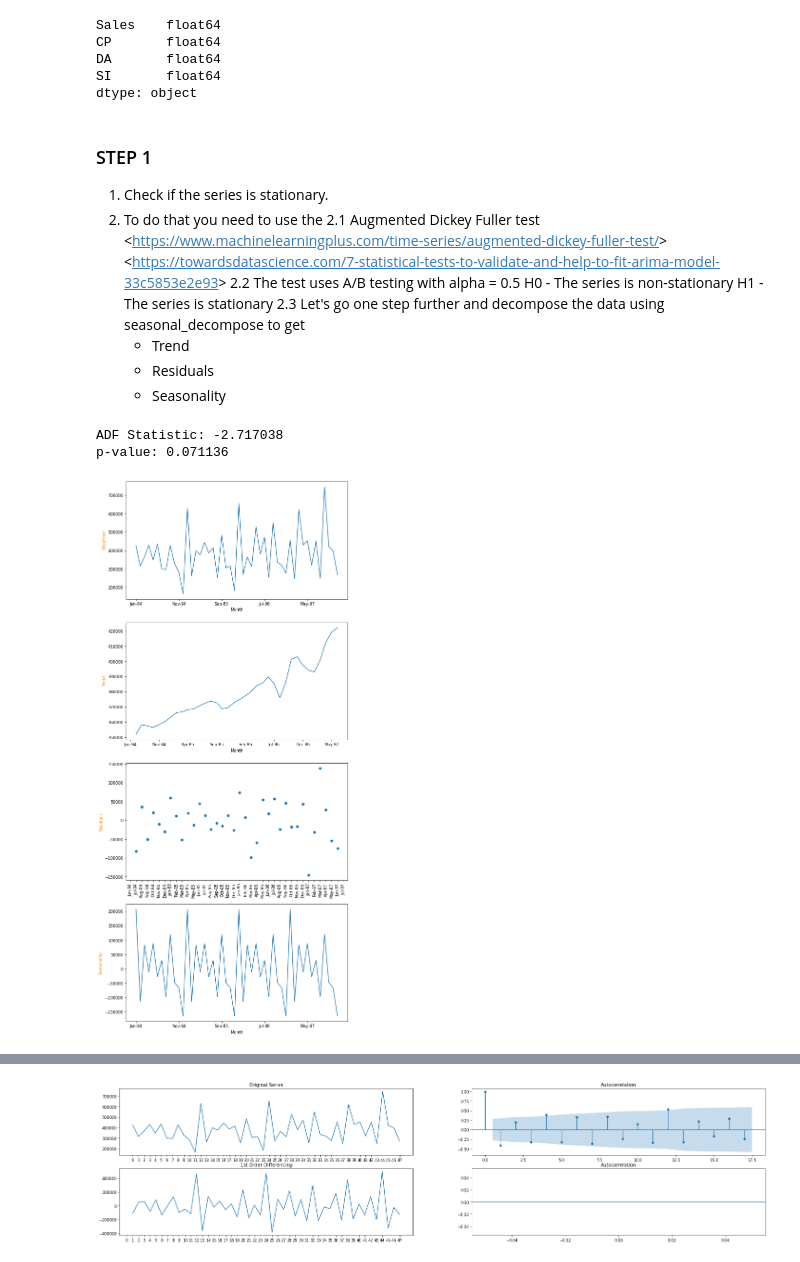
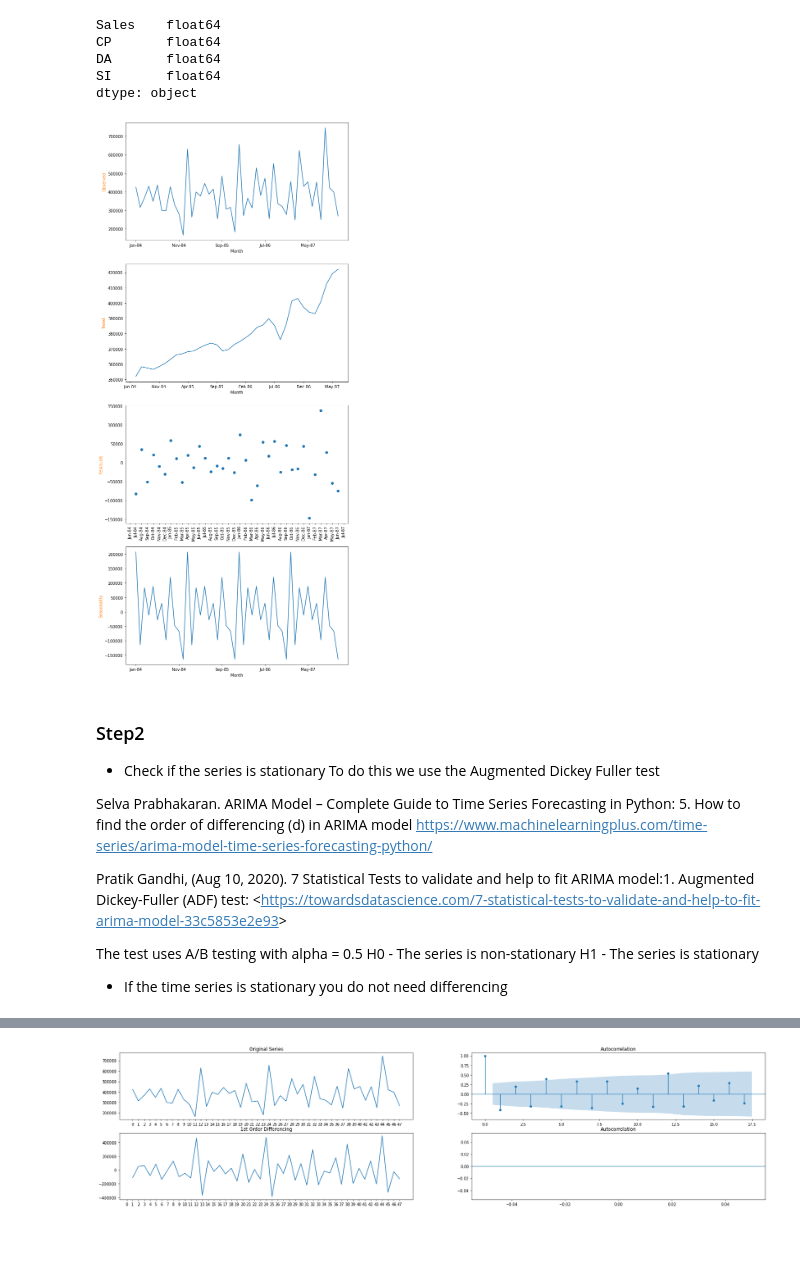
Before and after one commit to sernol9/Statistics-wPython-Specialisation, a Jupyter notebook: JUPYTER Notebooks/MBD D&A/Harmon Foods.ipynb, the cells around one changed output, grey strips where cells are left out. Drawn from its saved outputs; the diff is of its cells as text; code cells hidden in the pictures.

Commit message:
MBS D&A syndicate group
Jupyter notebooks with the time series analysis

```diff
--- a/JUPYTER Notebooks/MBD D&A/Harmon Foods.ipynb
+++ b/JUPYTER Notebooks/MBD D&A/Harmon Foods.ipynb
@@ -72,47 +111,43 @@ CP       float64
 DA       float64
 SI       float64
 dtype: object
+# %%
+# Plotting the decomposed time series:
+plt.rcParams.update({'figure.dpi':70})
+decomposition = seasonal_decompose(df, period=12)
+fig, (ax1,ax2,ax3,ax4) = plt.subplots(4,1, figsize=(10,25))
+decomposition.observed.plot(ax=ax1)
+decomposition.trend.plot(ax=ax2)
+#decomposition.resid.plot(ax=ax3)
+ax3.scatter(df.index,decomposition.resid)
+ax3.tick_params(axis='x', labelrotation = 90)
+decomposition.seasonal.plot(ax=ax4)
+ax1.set_ylabel('Observed', color="C1")
+ax1.yaxis.set_label_position('left')
+ax2.set_ylabel('Trend', color="C1")
+ax2.yaxis.set_label_position('left')
+ax3.set_ylabel('Residuals', color="C1")
+ax3.yaxis.set_label_position('left')
+ax4.set_ylabel('Seasonality', color="C1")
+ax4.yaxis.set_label_position('left')
+
+#fig = decomposition.plot()
+plt.show()
+# %% [output]
+[figure, added]
 # %% [markdown]
-### STEP 1
-1. Check if the series is stationary.
-2. To do that you need to use the
-2.1 Augmented Dickey Fuller test <<https://www.machinelearningplus.com/time-series/augmented-dickey-fuller-test/>>
-    <<https://towardsdatascience.com/7-statistical-tests-to-validate-and-help-to-fit-arima-model-33c5853e2e93>>
-2.2  The test uses A/B testing with alpha = 0.5
+### Step2
+* Check if the series is stationary
+To do this we use the Augmented Dickey Fuller test
+
+Selva Prabhakaran. ARIMA Model – Complete Guide to Time Series Forecasting in Python: 5. How to find the order of differencing (d) in ARIMA model
+https://www.machinelearningplus.com/time-series/arima-model-time-series-forecasting-python/
+
+Pratik Gandhi, (Aug 10, 2020). 7 Statistical Tests to validate and help to fit ARIMA model:1. Augmented Dickey-Fuller (ADF) test:
+<<https://towardsdatascience.com/7-statistical-tests-to-validate-and-help-to-fit-arima-model-33c5853e2e93>>
+
+The test uses A/B testing with alpha = 0.5
      H0 - The series is non-stationary
      H1 - The series is stationary
-2.3 Let's go one step further and decompose the data using seasonal_decompose to get
-    - Trend
-    - Residuals
-    - Seasonality
+
+* If the time series is stationary you do not need differencing
-# %%
-# Conducting ADF test:
-p_value = adfuller(df)
-print('ADF Statistic: %f' %p_value[0])
-print('p-value: %f' %p_value[1])
-
-# Plotting the decomposed time series:
-plt.rcParams.update({'figure.dpi':60})
-decomposition = seasonal_decompose(df, period=12)
-fig, (ax1,ax2,ax3,ax4) = plt.subplots(4,1, figsize=(10,25))
-decomposition.observed.plot(ax=ax1)
-decomposition.trend.plot(ax=ax2)
-#decomposition.resid.plot(ax=ax3)
-ax3.scatter(df.index,decomposition.resid)
-ax3.tick_params(axis='x', labelrotation = 90)
-decomposition.seasonal.plot(ax=ax4)
-ax1.set_ylabel('Observed', color="C1")
-ax1.yaxis.set_label_position('left')
-ax2.set_ylabel('Trend', color="C1")
-ax2.yaxis.set_label_position('left')
-ax3.set_ylabel('Residuals', color="C1")
-ax3.yaxis.set_label_position('left')
-ax4.set_ylabel('Seasonality', color="C1")
-ax4.yaxis.set_label_position('left')
-
-#fig = decomposition.plot()
-plt.show()
-# %% [output]
-ADF Statistic: -2.717038
-p-value: 0.071136
-[figure, removed]
```
Also changed, not shown: parts of 19 cells of this notebook.
